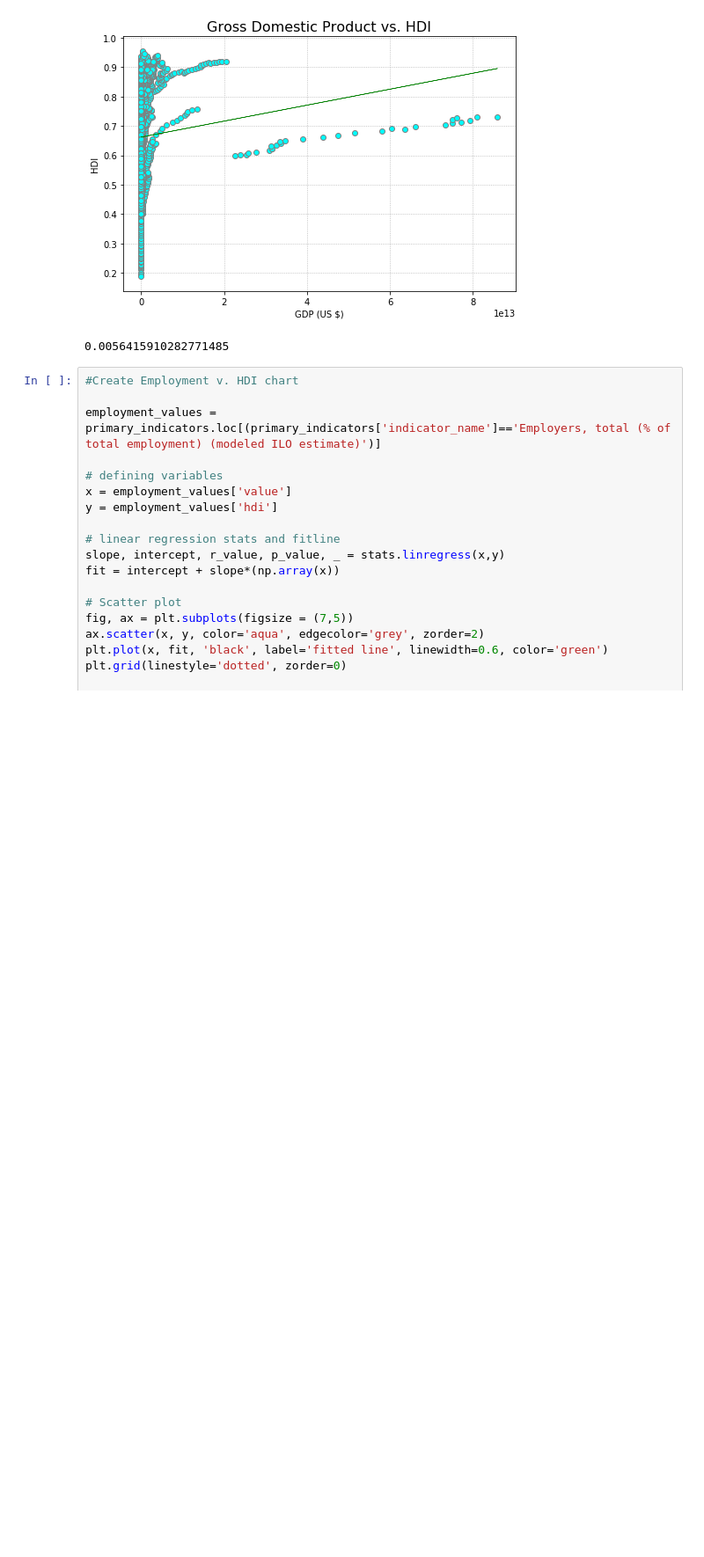
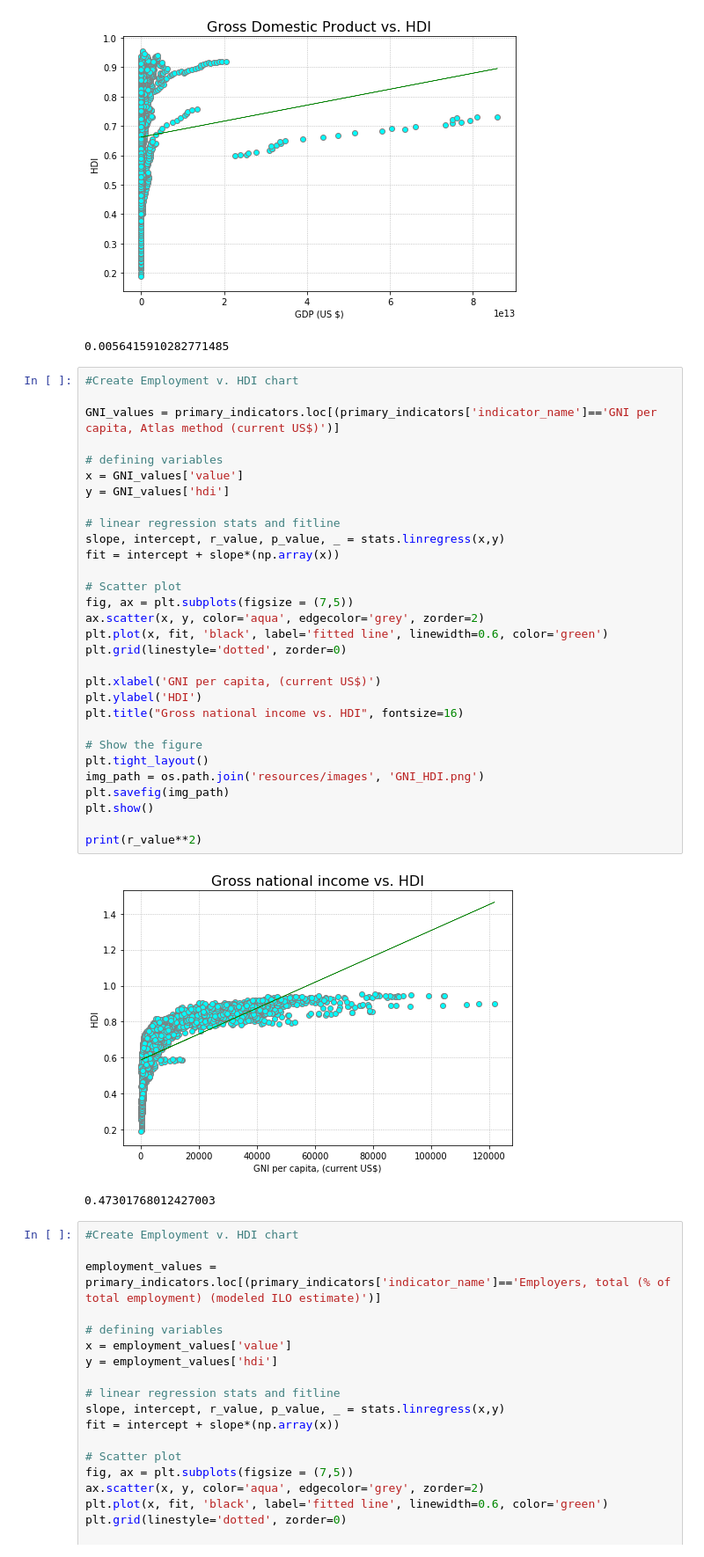
Before and after one commit to linmck/finalproject, a Jupyter notebook: Predict_HDI.ipynb, the cells around one changed output. Shown at 88% size. Drawn from its saved outputs; the diff is of its cells as text; blank space fills up the shorter version.

Commit message:
added GNI per capita

```diff
--- a/Predict_HDI.ipynb
+++ b/Predict_HDI.ipynb
@@ -360,6 +360,39 @@ print(r_value**2)
 # %% [output]
 [figure]
 0.0056415910282771485
+# %%
+#Create Employment v. HDI chart
+
+GNI_values = primary_indicators.loc[(primary_indicators['indicator_name']=='GNI per capita, Atlas method (current US$)')]
+
+# defining variables
+x = GNI_values['value']
+y = GNI_values['hdi']
+
+# linear regression stats and fitline
+slope, intercept, r_value, p_value, _ = stats.linregress(x,y)
+fit = intercept + slope*(np.array(x))
+
+# Scatter plot
+fig, ax = plt.subplots(figsize = (7,5))
+ax.scatter(x, y, color='aqua', edgecolor='grey', zorder=2)
+plt.plot(x, fit, 'black', label='fitted line', linewidth=0.6, color='green')
+plt.grid(linestyle='dotted', zorder=0)
+
+plt.xlabel('GNI per capita, (current US$)')
+plt.ylabel('HDI')
+plt.title("Gross national income vs. HDI", fontsize=16)
+
+# Show the figure
+plt.tight_layout()
+img_path = os.path.join('resources/images', 'GNI_HDI.png')
+plt.savefig(img_path)
+plt.show()
+
+print(r_value**2)
+# %% [output]
+[figure, added]
+0.47301768012427003
 # %%
 #Create Employment v. HDI chart
 
```
